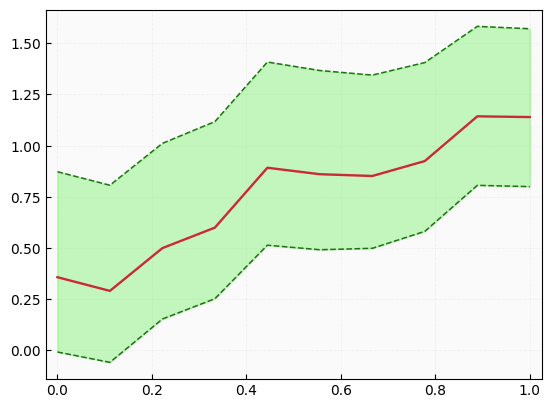
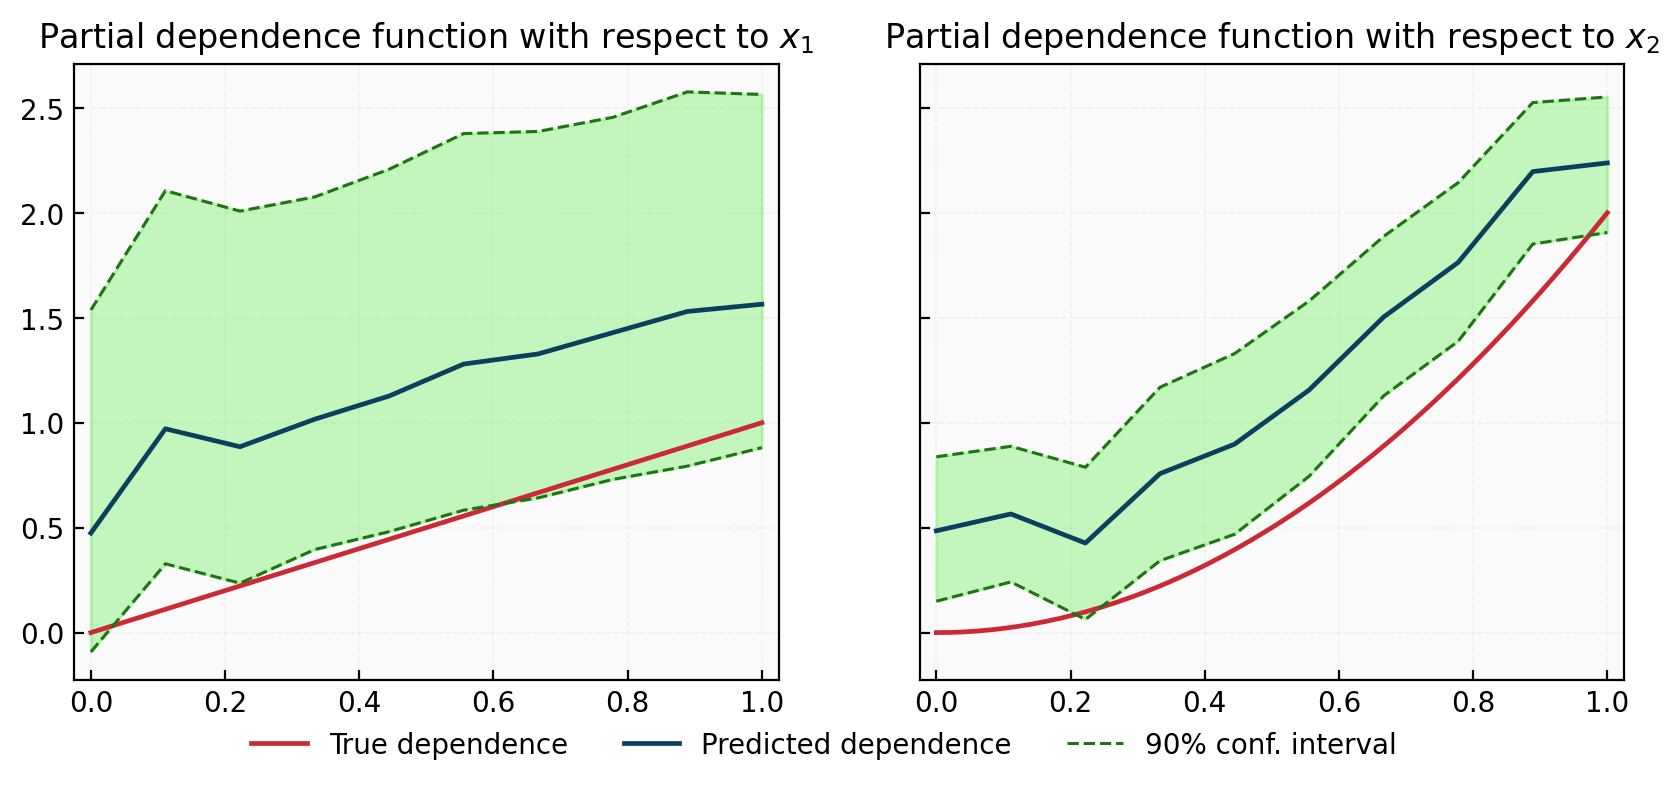
The change to this notebook cell's code, shown as a diff; its figure went from the first image to the second:
--- before
+++ after
@@ -1,5 +1,19 @@
-plt.plot(np.linspace(0, 1, 10), marg_x1["prediction"])
-plt.plot(np.linspace(0, 1, 10), marg_x1["conf_int_low"], ls='--', lw=1.1,  c=conf_color, label="90% conf. interval")
-plt.plot(np.linspace(0, 1, 10), marg_x1["conf_int_high"], ls='--', lw=1.1, c=conf_color)
-plt.fill_between(np.linspace(0, 1, 10), marg_x1["conf_int_low"], marg_x1["conf_int_high"], color=fill_color, alpha=0.3)
+fig, axes = plt.subplots(nrows=1, ncols=2, figsize=(10, 4), sharey=True, dpi=200)
+
+axes[0].plot((0, 1), (0, 1), label="True dependence")
+axes[0].plot(np.linspace(0, 1, 10), marg_x1["prediction"], label="Predicted dependence")
+axes[0].plot(np.linspace(0, 1, 10), marg_x1["conf_int_low"], ls='--', lw=1.1,  c=conf_color, label="90% conf. interval")
+axes[0].plot(np.linspace(0, 1, 10), marg_x1["conf_int_high"], ls='--', lw=1.1, c=conf_color)
+axes[0].fill_between(np.linspace(0, 1, 10), marg_x1["conf_int_low"], marg_x1["conf_int_high"], color=fill_color, alpha=0.3)
+axes[0].set_title(r"Partial dependence function with respect to $x_1$")
+
+axes[1].plot(np.linspace(0, 1, 50), 2.0*np.linspace(0, 1, 50)**2, label="True dependence")
+axes[1].plot(np.linspace(0, 1, 10), marg_x2["prediction"], label="Predicted dependence")
+axes[1].plot(np.linspace(0, 1, 10), marg_x2["conf_int_low"], ls='--', lw=1.1,  c=conf_color, label="90% conf. interval")
+axes[1].plot(np.linspace(0, 1, 10), marg_x2["conf_int_high"], ls='--', lw=1.1, c=conf_color)
+axes[1].fill_between(np.linspace(0, 1, 10), marg_x2["conf_int_low"], marg_x2["conf_int_high"], color=fill_color, alpha=0.3)
+axes[1].set_title(r"Partial dependence function with respect to $x_2$")
+
+handles, labels = axes[0].get_legend_handles_labels()
+fig.legend(handles, labels, loc="lower center", bbox_to_anchor=(0.5, -0.02), ncol=3)
 plt.show()

Commit: Updated notebooks.